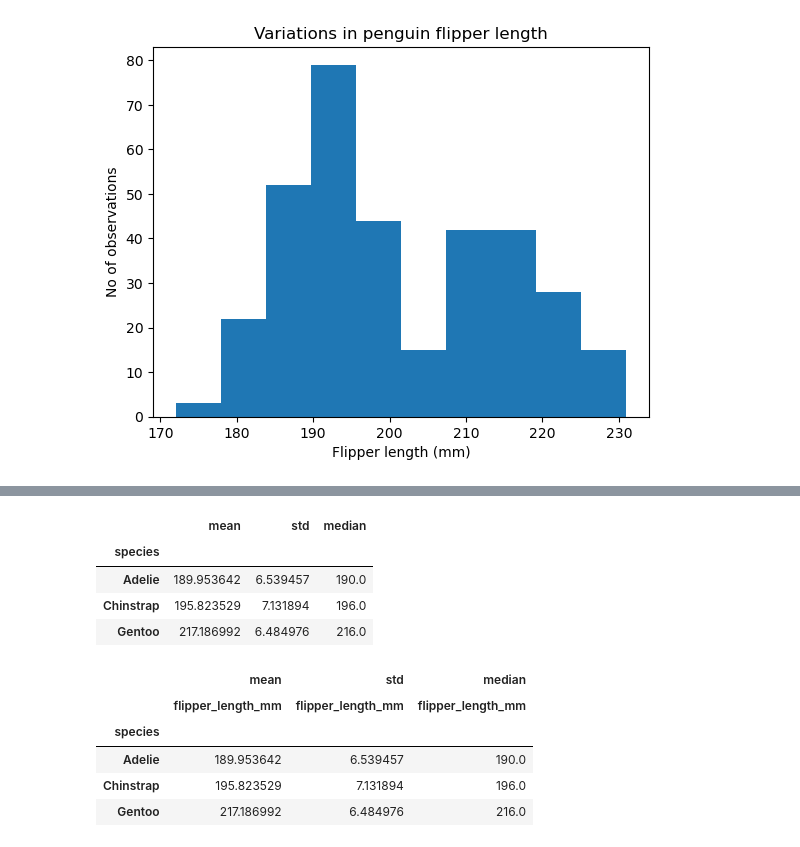
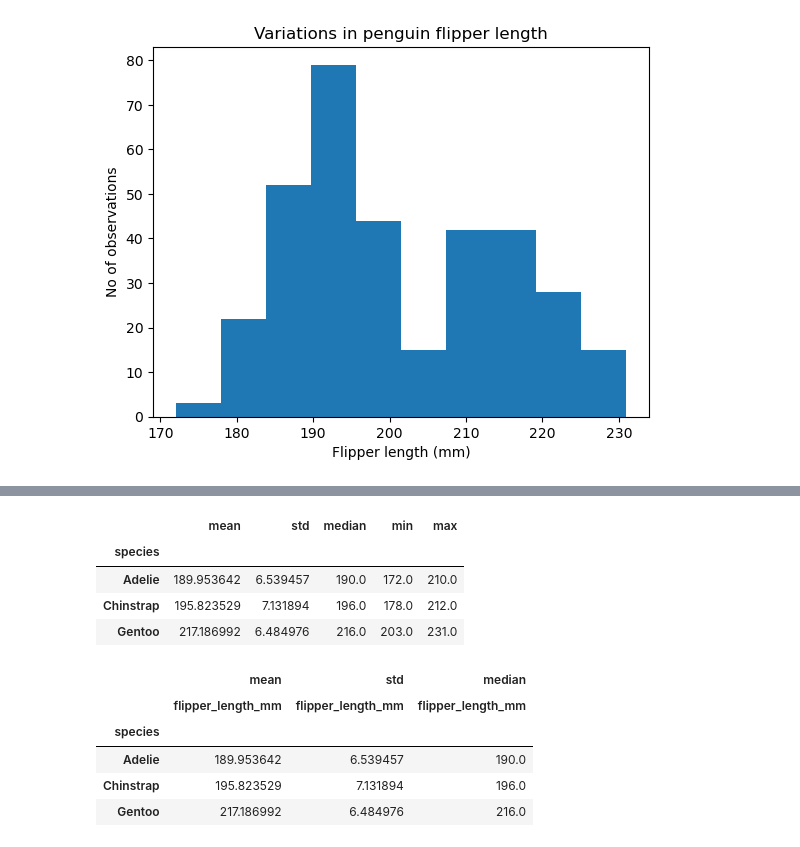
Before and after one commit to IreneKilgannon/DataAnalytics, a Jupyter notebook: penguins.ipynb, the cells around one changed output, grey strips where cells are left out. Saved outputs shown, nothing was run; the diff lists cells and outputs as text; code cells hidden in the pictures.

```diff
--- a/penguins.ipynb
+++ b/penguins.ipynb
@@ -268,13 +319,13 @@ __Normal Distribution__
 As there are three different penguin species, I will now analyse the flipper length for each species.
 # %%
 # Investigating the mean, standard deviation and median of the flipper length for the different penguin species.
-df.groupby("species")["flipper_length_mm"].agg([np.mean, np.std, np.median])
+df.groupby("species")["flipper_length_mm"].agg([np.mean, np.std, np.median, min, max])
 # %% [output]
-|  | mean | std | median |
-| species |  |  |  |
-| Adelie | 189.953642 | 6.539457 | 190.0 |
-| Chinstrap | 195.823529 | 7.131894 | 196.0 |
-| Gentoo | 217.186992 | 6.484976 | 216.0 |
+|  | mean | std | median | min | max |
+| species |  |  |  |  |  |
+| Adelie | 189.953642 | 6.539457 | 190.0 | 172.0 | 210.0 |
+| Chinstrap | 195.823529 | 7.131894 | 196.0 | 178.0 | 212.0 |
+| Gentoo | 217.186992 | 6.484976 | 216.0 | 203.0 | 231.0 |
 # %%
 # Same as above but using pivot_table # Investigating the mean, standard deviation and median of the penguin species
 df.pivot_table(values = "flipper_length_mm", index = "species", aggfunc=[np.mean, np.std, np.median])
```
Also changed, not shown: parts of 38 cells of this notebook, 1 other file.
